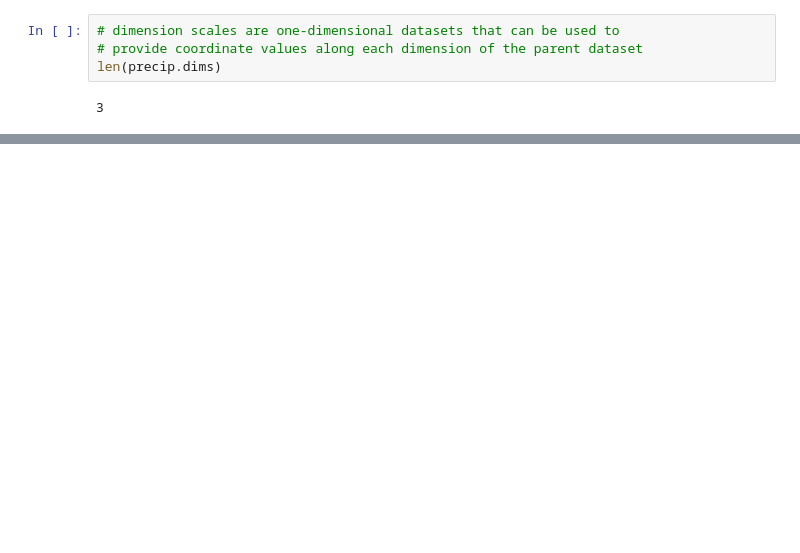
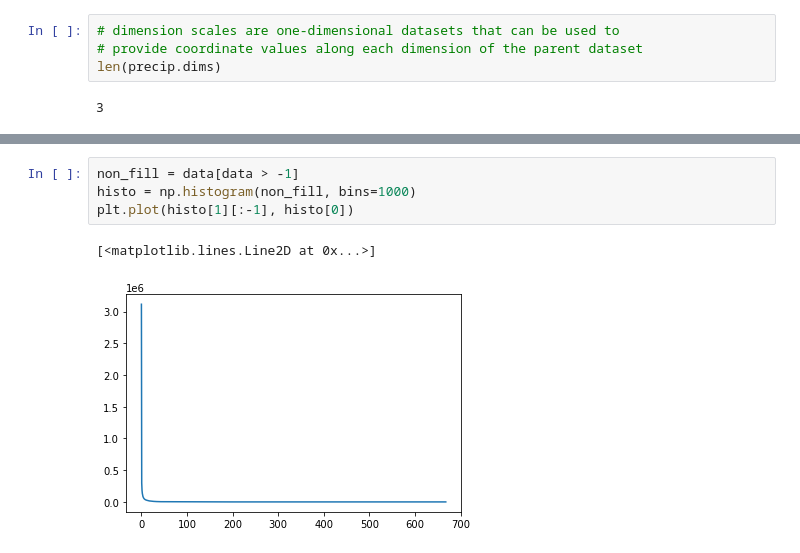
Before and after one commit to HDFGroup/hdflab_examples, a Jupyter notebook: IMERG/imerg_h5py.ipynb, the cells around one changed output, grey strips where cells are left out. Saved outputs shown, nothing was run; the diff lists cells and outputs as text; blank space fills up the shorter version.

```diff
--- a/IMERG/imerg_h5py.ipynb
+++ b/IMERG/imerg_h5py.ipynb
@@ -169,0 +241,7 @@ for i in range(len(precip.dims)):
+# %%
+non_fill = data[data > -1]
+histo = np.histogram(non_fill, bins=1000)
+plt.plot(histo[1][:-1], histo[0])
+# %% [output]
+[<matplotlib.lines.Line2D at 0x...>]
+[figure, added]
```
Also changed, not shown: parts of 25 cells of this notebook.
